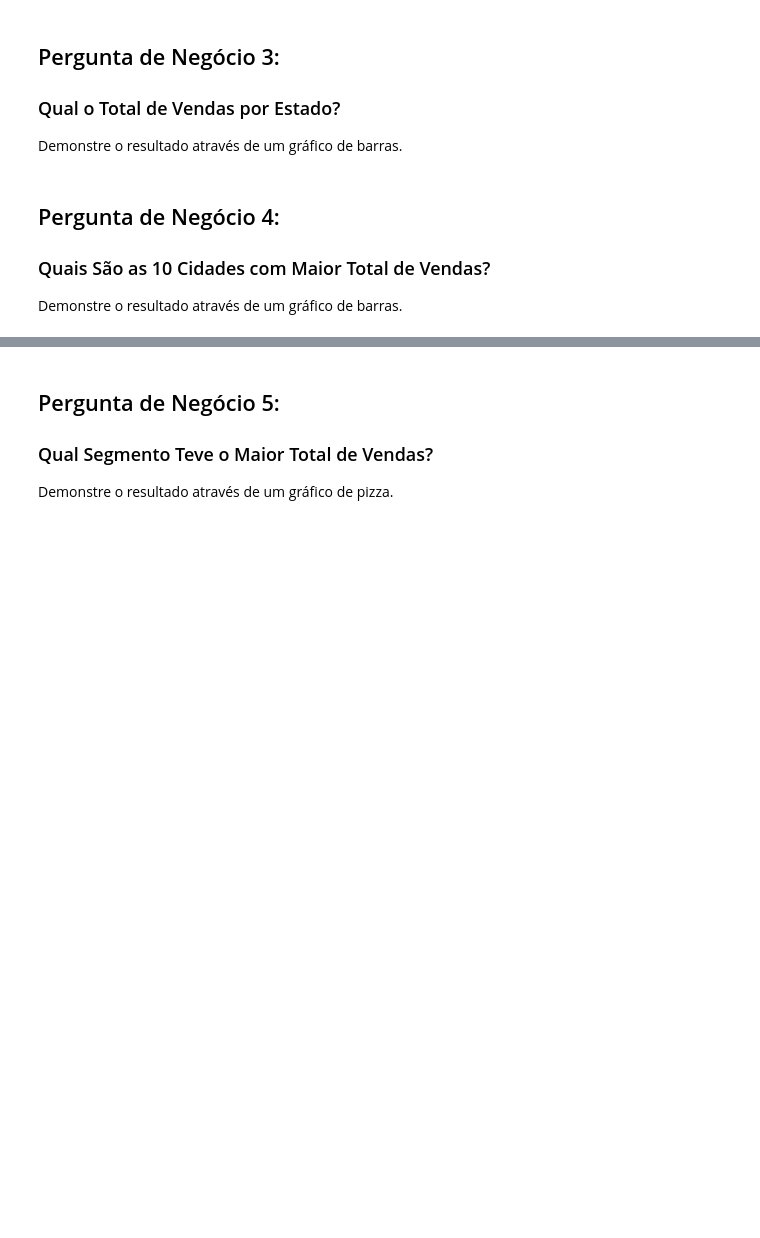
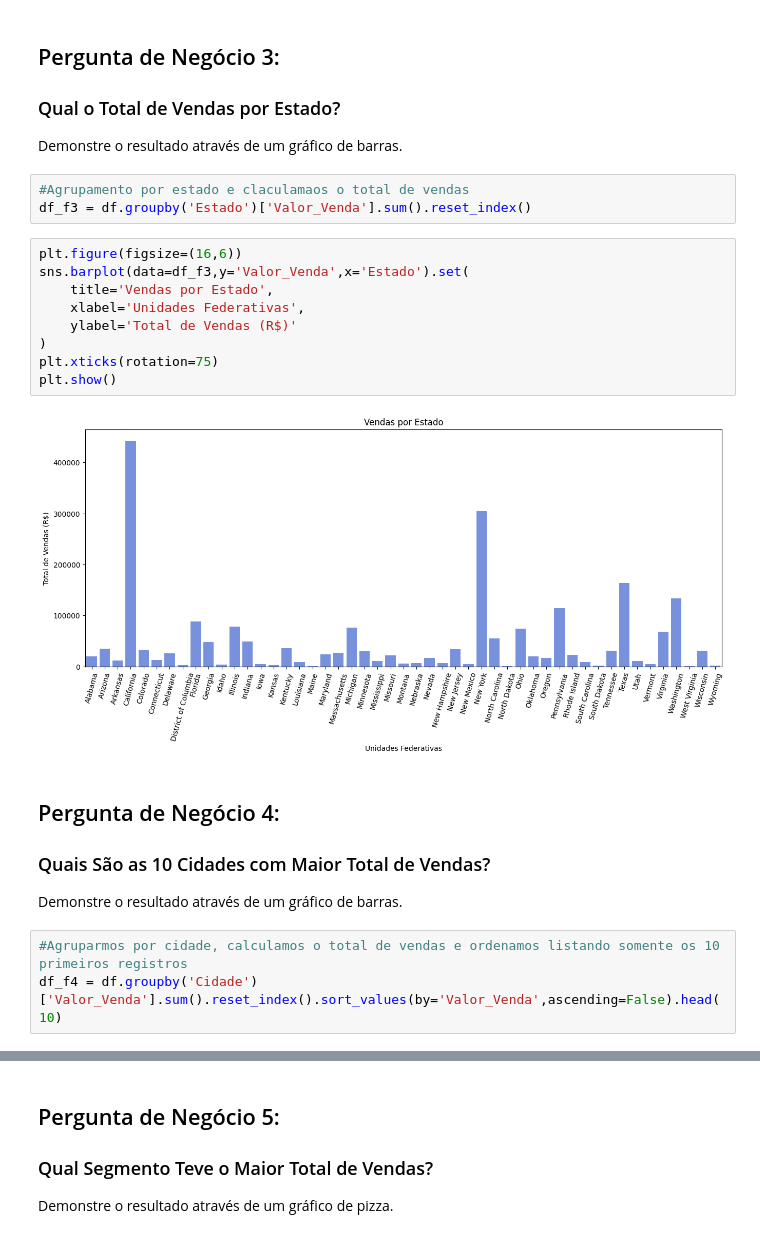
Before and after one commit to Robert-FM/analise-superstore, a Jupyter notebook: Projeto2.ipynb, the cells around one changed output, grey strips where cells are left out. Saved outputs shown, nothing was run; the diff lists cells and outputs as text; blank space fills up the shorter version.

```diff
--- a/Projeto2.ipynb
+++ b/Projeto2.ipynb
@@ -148,9 +195,26 @@ Demonstre o resultado através de um gráfico de barras.
 ### Qual o Total de Vendas por Estado?
 
 Demonstre o resultado através de um gráfico de barras.
+# %%
+#Agrupamento por estado e claculamaos o total de vendas
+df_f3 = df.groupby('Estado')['Valor_Venda'].sum().reset_index()
+# %%
+plt.figure(figsize=(16,6))
+sns.barplot(data=df_f3,y='Valor_Venda',x='Estado').set(
+    title='Vendas por Estado',
+    xlabel='Unidades Federativas',
+    ylabel='Total de Vendas (R$)'
+)
+plt.xticks(rotation=75)
+plt.show()
+# %% [output]
+[figure, added]
 # %% [markdown]
 ## Pergunta de Negócio 4:
 
 ### Quais São as 10 Cidades com Maior Total de Vendas?
 
 Demonstre o resultado através de um gráfico de barras.
+# %%
+#Agruparmos por cidade, calculamos o total de vendas e ordenamos listando somente os 10 primeiros registros
+df_f4 = df.groupby('Cidade')['Valor_Venda'].sum().reset_index().sort_values(by='Valor_Venda',ascending=False).head(10)
```
Also changed, not shown: parts of 48 cells of this notebook, 2 other files.
